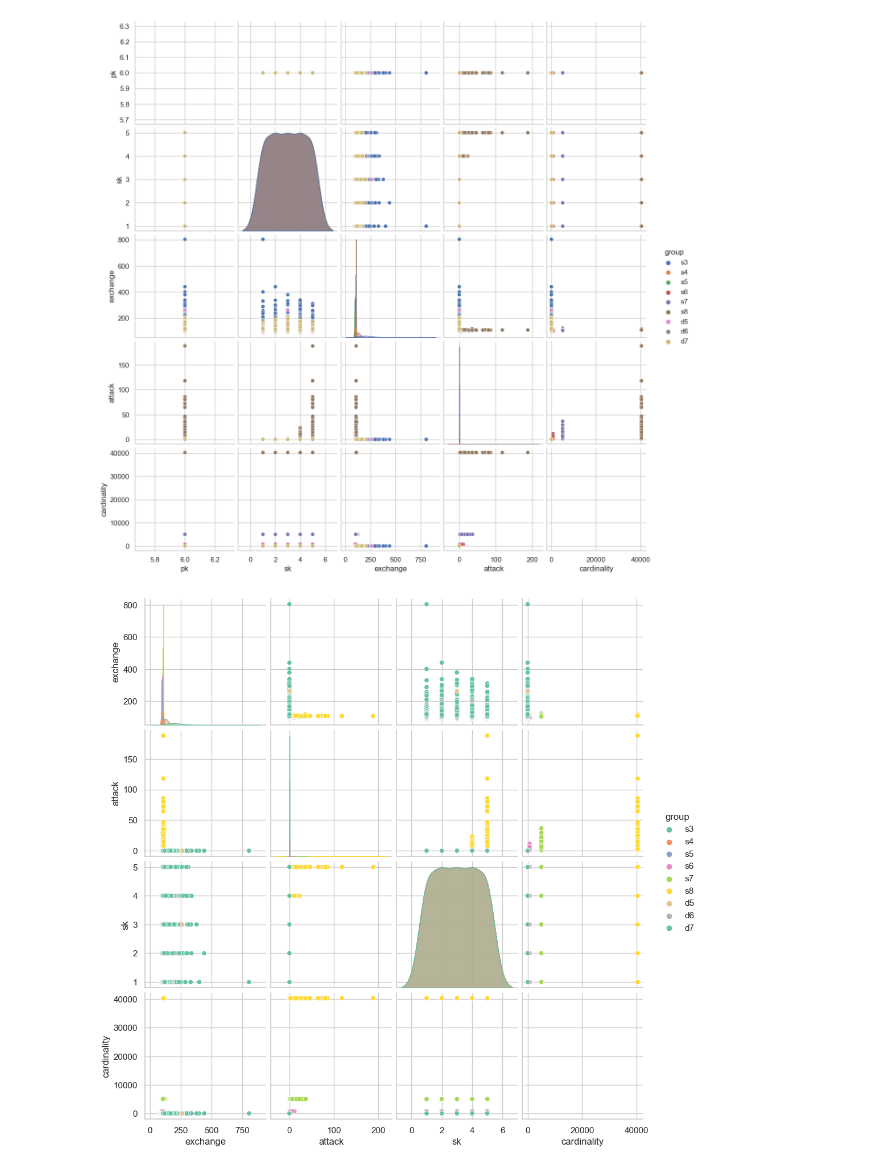
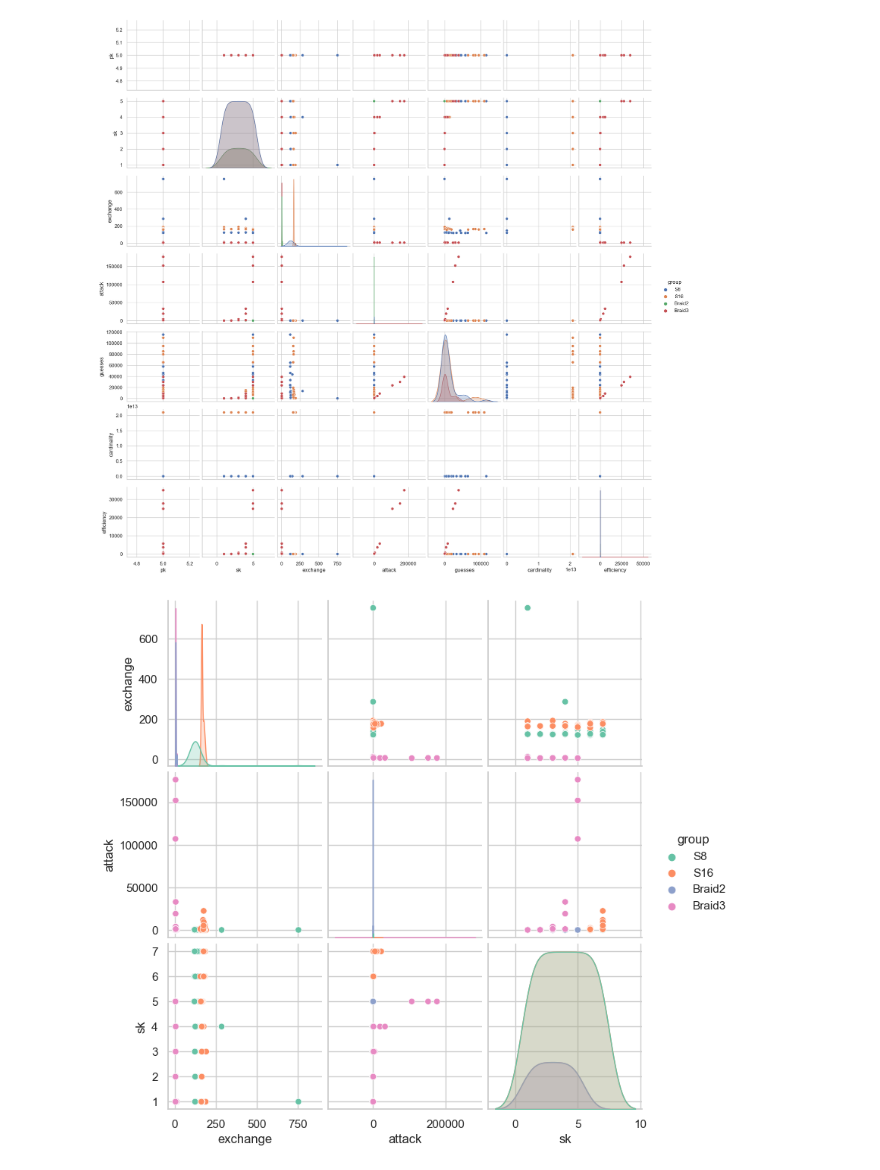
Before and after one commit to reednel/aag, a Jupyter notebook: simulations/ManyGroups.ipynb, the cells around one changed output. Cells and saved outputs as stored; diff of their text form; code cells hidden in the pictures.

Commit message:
Add guess counter, run many group tests

```diff
--- a/simulations/ManyGroups.ipynb
+++ b/simulations/ManyGroups.ipynb
@@ -4,21 +4,20 @@ import matplotlib.pyplot as plt
 import pandas as pd
 import seaborn as sns
 # %%
-df = pd.read_csv('many_groups.csv')
-df['attack'] *= 1e-3
-df['exchange'] *= 1e-3
+df = pd.read_csv('all.csv')
+df['efficiency'] = df['attack'] / df['exchange']
 # %%
 sns.set_theme(style="whitegrid")
-gfg = sns.pairplot(data=df, hue='group')
+gfg = sns.pairplot(data=df[df['sk'] <= 5], hue='group')
 plt.show()
 # %% [output]
-[figure, old version]
+[figure, new version]
 # %%
 sns.set_theme(style="whitegrid")
-gfg = sns.pairplot(data=df, hue='group', vars=['exchange', 'attack', 'sk', 'cardinality'], palette='Set2')
+gfg = sns.pairplot(data=df, hue='group', vars=['exchange', 'attack', 'sk'], palette='Set2')
 plt.show()
 # %% [output]
-[figure, old version]
+[figure, new version]
 # %%
 # compare effects of sk and cardinality on attack time/exchange time
 sns.set_theme(style="whitegrid")
```
Also changed, not shown: parts of 4 cells of this notebook, 5 other files.
